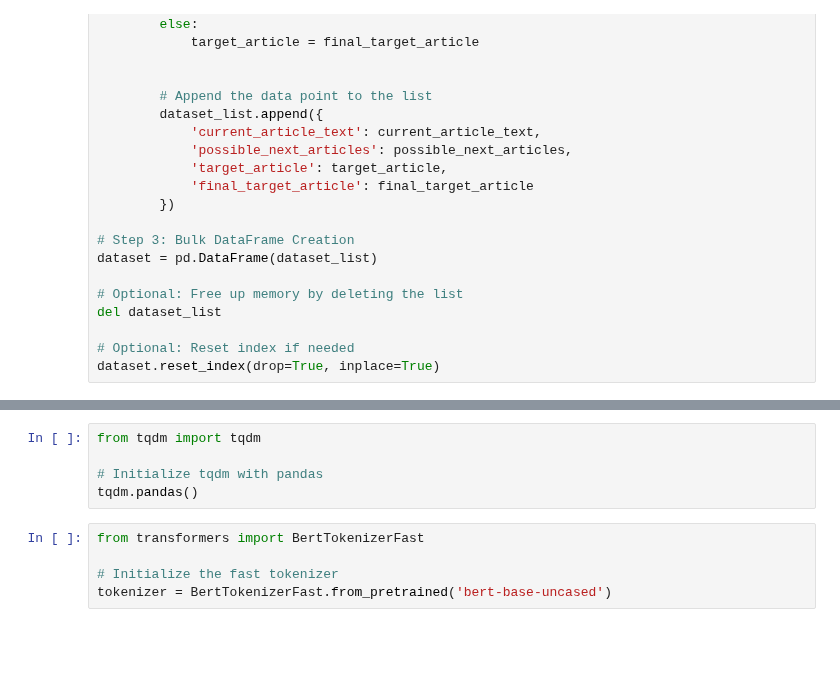
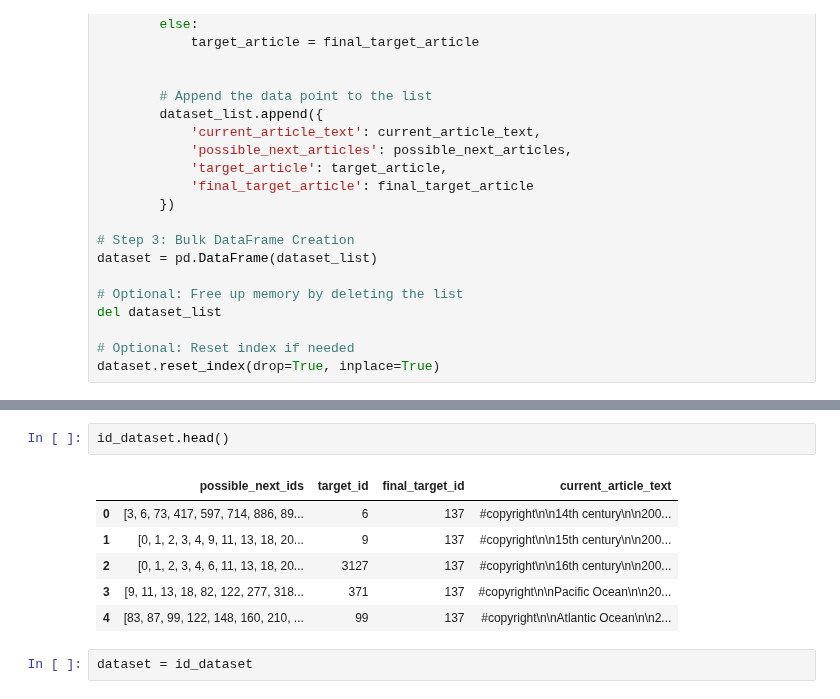
Before and after one commit to epfl-ada/ada-2024-project-adaholiks, a Jupyter notebook: predict_next_article_create_dataset.ipynb, the cells around one changed output, grey strips where cells are left out. Drawn from its saved outputs; the diff is of its cells as text; blank space fills up the shorter version.

```diff
--- a/predict_next_article_create_dataset.ipynb
+++ b/predict_next_article_create_dataset.ipynb
@@ -187,10 +187,11 @@ def tokenize_text(text, max_length=512):
-# %%
-from tqdm import tqdm
-
-# Initialize tqdm with pandas
-tqdm.pandas()
-# %%
-from transformers import BertTokenizerFast
-
-# Initialize the fast tokenizer
-tokenizer = BertTokenizerFast.from_pretrained('bert-base-uncased')
+# %%
+id_dataset.head()
+# %% [output]
+|  | possible_next_ids | target_id | final_target_id | current_article_text |
+| 0 | [3, 6, 73, 417, 597, 714, 886, 89... | 6 | 137 | #copyright\n\n14th century\n\n200... |
+| 1 | [0, 1, 2, 3, 4, 9, 11, 13, 18, 20... | 9 | 137 | #copyright\n\n15th century\n\n200... |
+| 2 | [0, 1, 2, 3, 4, 6, 11, 13, 18, 20... | 3127 | 137 | #copyright\n\n16th century\n\n200... |
+| 3 | [9, 11, 13, 18, 82, 122, 277, 318... | 371 | 137 | #copyright\n\nPacific Ocean\n\n20... |
+| 4 | [83, 87, 99, 122, 148, 160, 210, ... | 99 | 137 | #copyright\n\nAtlantic Ocean\n\n2... |
+# %%
+dataset = id_dataset
```
Also changed, not shown: parts of 30 cells of this notebook.
